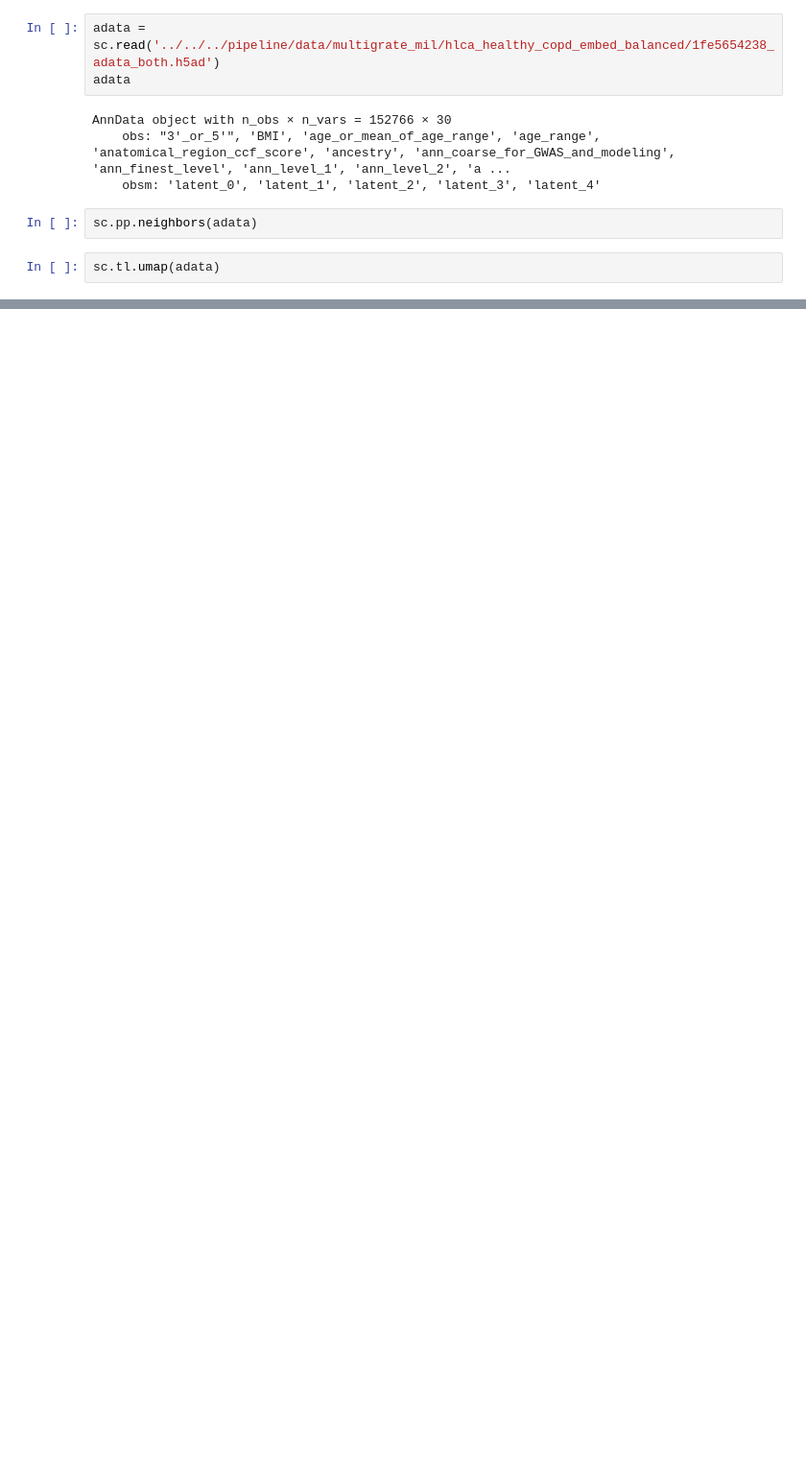
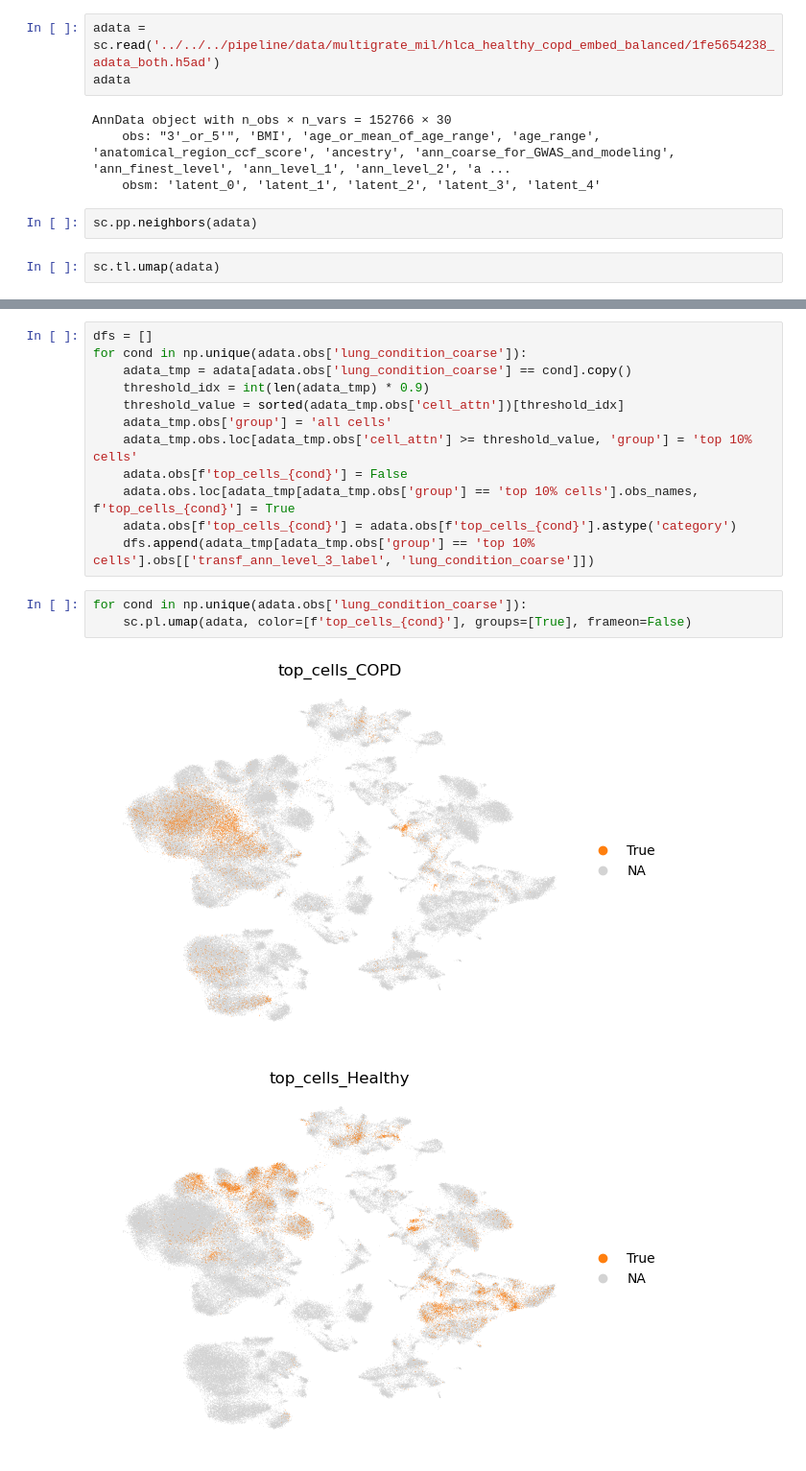
Before and after one commit to theislab/multimil_reproducibility, a Jupyter notebook: notebooks/mil_analysis/hlca_healthy_copd_embed_balanced/umaps.ipynb, the cells around one changed output, grey strips where cells are left out. Shown at 96% size. Cells and saved outputs as stored; diff of their text form; blank space fills up the shorter version.

```diff
--- a/notebooks/mil_analysis/hlca_healthy_copd_embed_balanced/umaps.ipynb
+++ b/notebooks/mil_analysis/hlca_healthy_copd_embed_balanced/umaps.ipynb
@@ -17,0 +41,18 @@ sc.pl.umap(adata, color=['cell_attn', 'lung_condition_coarse', 'transf_ann_level
+# %%
+dfs = []
+for cond in np.unique(adata.obs['lung_condition_coarse']):
+    adata_tmp = adata[adata.obs['lung_condition_coarse'] == cond].copy()
+    threshold_idx = int(len(adata_tmp) * 0.9)
+    threshold_value = sorted(adata_tmp.obs['cell_attn'])[threshold_idx]
+    adata_tmp.obs['group'] = 'all cells'
+    adata_tmp.obs.loc[adata_tmp.obs['cell_attn'] >= threshold_value, 'group'] = 'top 10% cells'
+    adata.obs[f'top_cells_{cond}'] = False
+    adata.obs.loc[adata_tmp[adata_tmp.obs['group'] == 'top 10% cells'].obs_names, f'top_cells_{cond}'] = True
+    adata.obs[f'top_cells_{cond}'] = adata.obs[f'top_cells_{cond}'].astype('category')
+    dfs.append(adata_tmp[adata_tmp.obs['group'] == 'top 10% cells'].obs[['transf_ann_level_3_label', 'lung_condition_coarse']])
+# %%
+for cond in np.unique(adata.obs['lung_condition_coarse']):
+    sc.pl.umap(adata, color=[f'top_cells_{cond}'], groups=[True], frameon=False)
+# %% [output]
+[figure, added]
+[figure, added]
```
Also changed, not shown: parts of 7 cells of this notebook, 8 other files.
